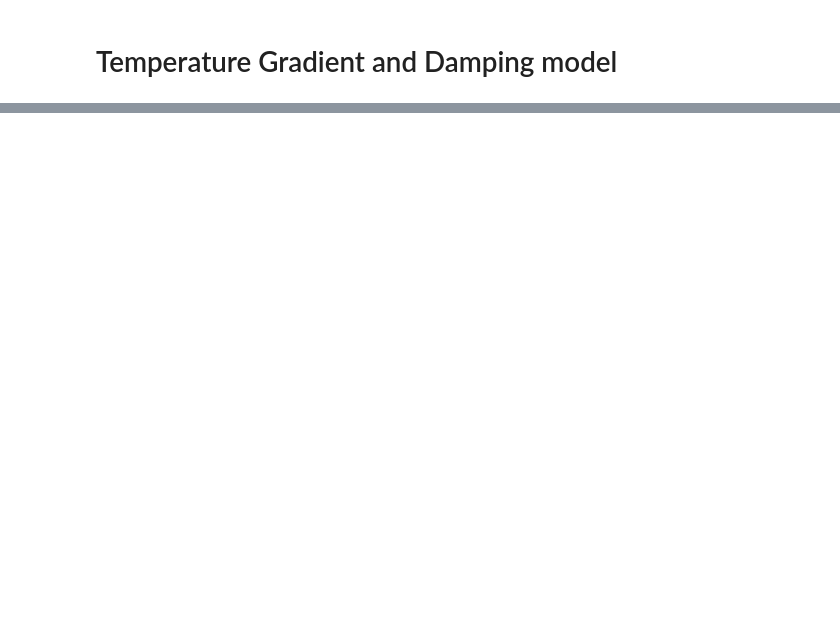
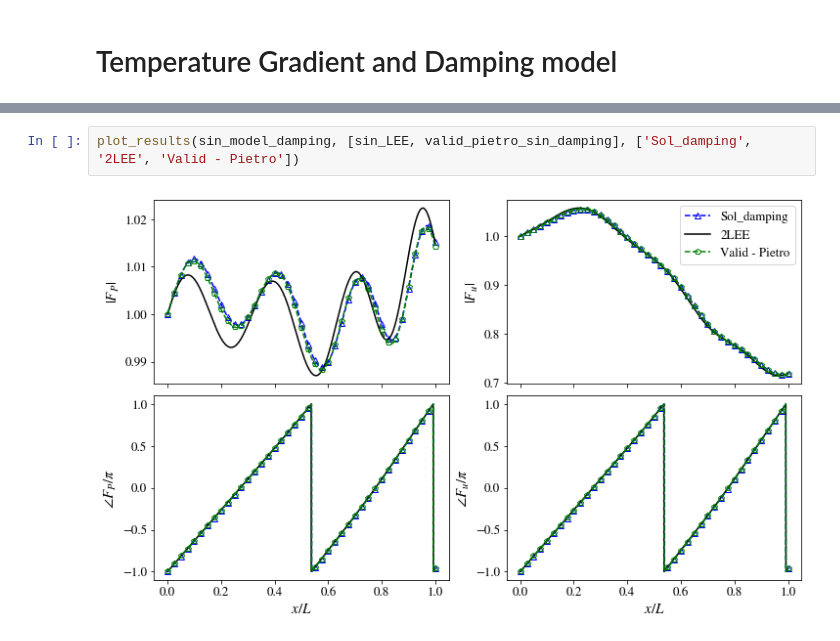
Before and after one commit to kyubin-l/fyp, a Jupyter notebook: acoustic-modes.ipynb, the cells around one changed output, grey strips where cells are left out. Drawn from its saved outputs; the diff is of its cells as text; blank space fills up the shorter version.

```diff
--- a/acoustic-modes.ipynb
+++ b/acoustic-modes.ipynb
@@ -437,0 +478,4 @@ Need Shear number (Sh) and Prandtl number (Pr) as a function of Temperature, and
+# %%
+plot_results(sin_model_damping, [sin_LEE, valid_pietro_sin_damping], ['Sol_damping', '2LEE', 'Valid - Pietro'])
+# %% [output]
+[figure, added]
```
Also changed, not shown: parts of 20 cells of this notebook, 16 other files.
